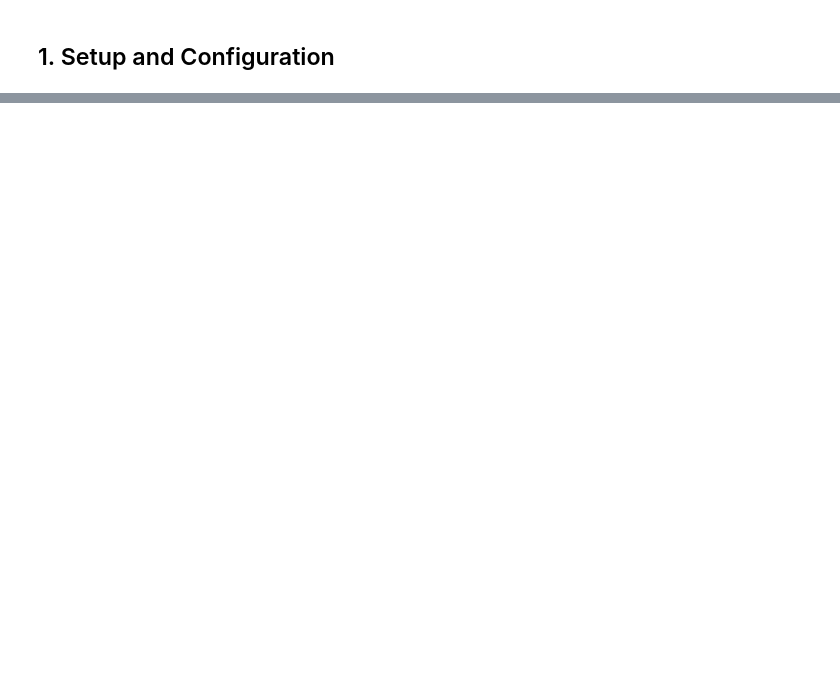
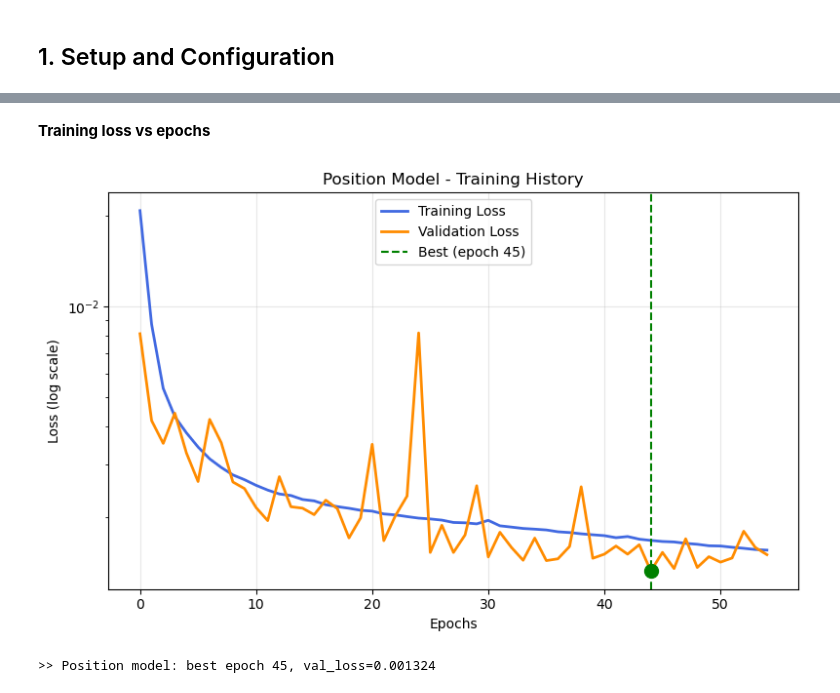
Before and after one commit to SBNSoftware/sbndcode, a Jupyter notebook: sbndcode/PosRecoCVN/training/PosRecoCVN_Training.ipynb, the cells around one changed output, grey strips where cells are left out. Cells and saved outputs as stored; diff of their text form; code cells hidden in the pictures; blank space fills up the shorter version.

```diff
--- a/sbndcode/PosRecoCVN/training/PosRecoCVN_Training.ipynb
+++ b/sbndcode/PosRecoCVN/training/PosRecoCVN_Training.ipynb
@@ -1023,0 +603,25 @@ print(f"\n>> Memory cleaned up")
+# %%
+# Calculate split sizes (no test split - handled separately in inference)
+train_fraction = 0.90  # 90% training, 10% validation
+
+n_total = len(y_combined)
+n_train = int(n_total * train_fraction)
+n_val = n_total - n_train  # Use remaining for validation
+
+print(f">> Dataset splits:")
+print(f"   * Training: {n_train:,} ({100*n_train/n_total:.1f}%)")
+print(f"   * Validation: {n_val:,} ({100*n_val/n_total:.1f}%)")
+print(f"   * Test: Handled separately in PosRecoCNN_Inference notebook")
+
+# Create splits
+x_train = images[:n_train]
+x_val = images[n_train:]
+
+y_train = y_combined[:n_train]
+y_val = y_combined[n_train:]
+
+print(f"\n>> Data splits created:")
+print(f"   * x_train: {x_train.shape}")
+print(f"   * x_val: {x_val.shape}")
+print(f"   * y_train: {y_train.shape}")  # Debe mostrar (N, 6)
+print(f"   * y_val: {y_val.shape}")      # Debe mostrar (M, 6)
@@ -1023,0 +916,25 @@ print(f"\n>> Memory cleaned up")
+# %% [markdown]
+**Training loss vs epochs**
+# %%
+# Plot POSITION training history
+plt.figure(figsize=(8, 5))
+best_epoch = np.argmin(pos_history.history['val_loss'])
+best_val_loss = pos_history.history['val_loss'][best_epoch]
+
+plt.plot(pos_history.history['loss'], label='Training Loss', color='royalblue', linewidth=2)
+plt.plot(pos_history.history['val_loss'], label='Validation Loss', color='darkorange', linewidth=2)
+plt.axvline(x=best_epoch, color='green', linestyle='--', label=f'Best (epoch {best_epoch+1})')
+plt.scatter([best_epoch], [best_val_loss], color='green', s=100, zorder=5)
+plt.yscale('log')
+plt.xlabel('Epochs')
+plt.ylabel('Loss (log scale)')
+plt.title('Position Model - Training History')
+plt.legend()
+plt.grid(True, alpha=0.3)
+plt.tight_layout()
+plt.show()
+
+print(f">> Position model: best epoch {best_epoch+1}, val_loss={best_val_loss:.6f}")
+# %% [output]
+[figure, added]
+>> Position model: best epoch 45, val_loss=0.001324
```
Also changed, not shown: parts of 68 cells of this notebook, 20 other files.
